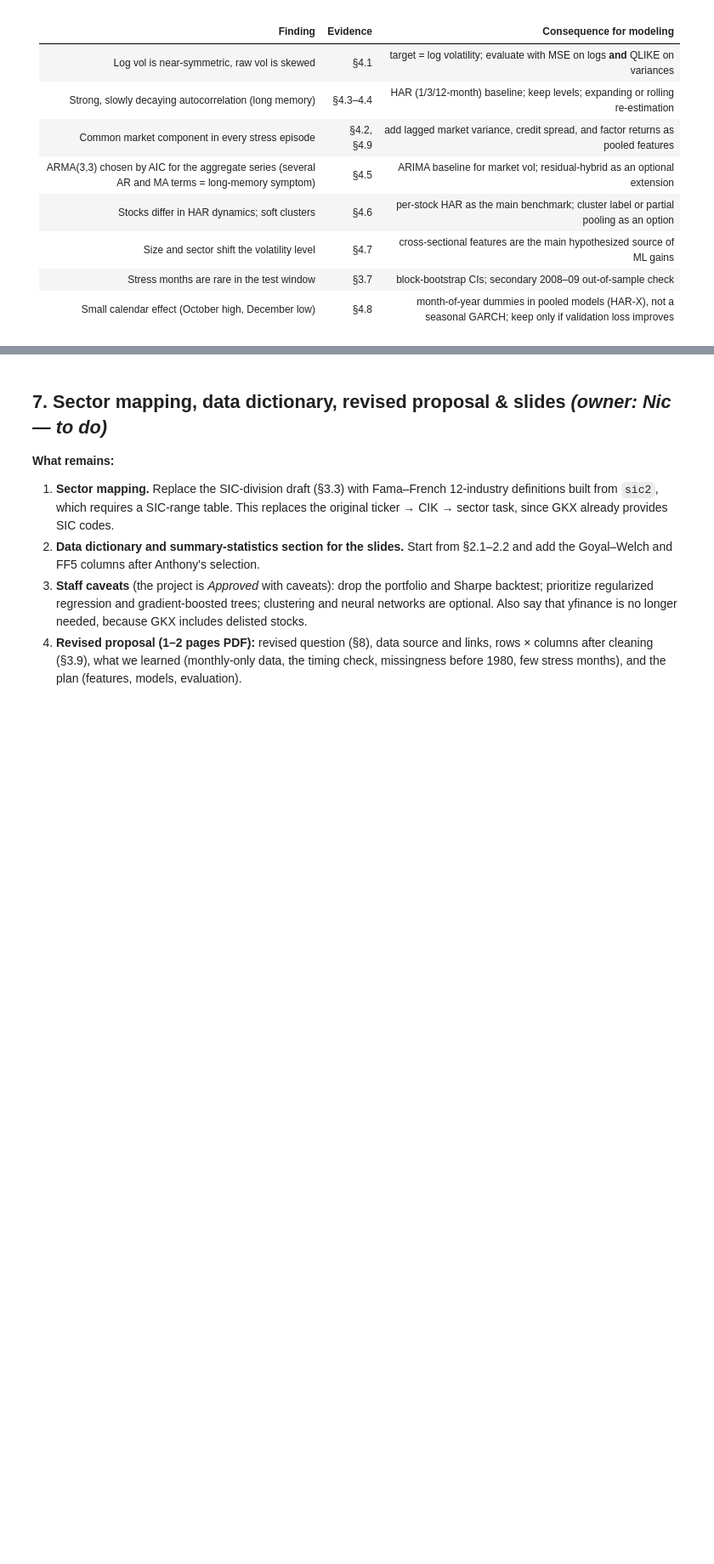
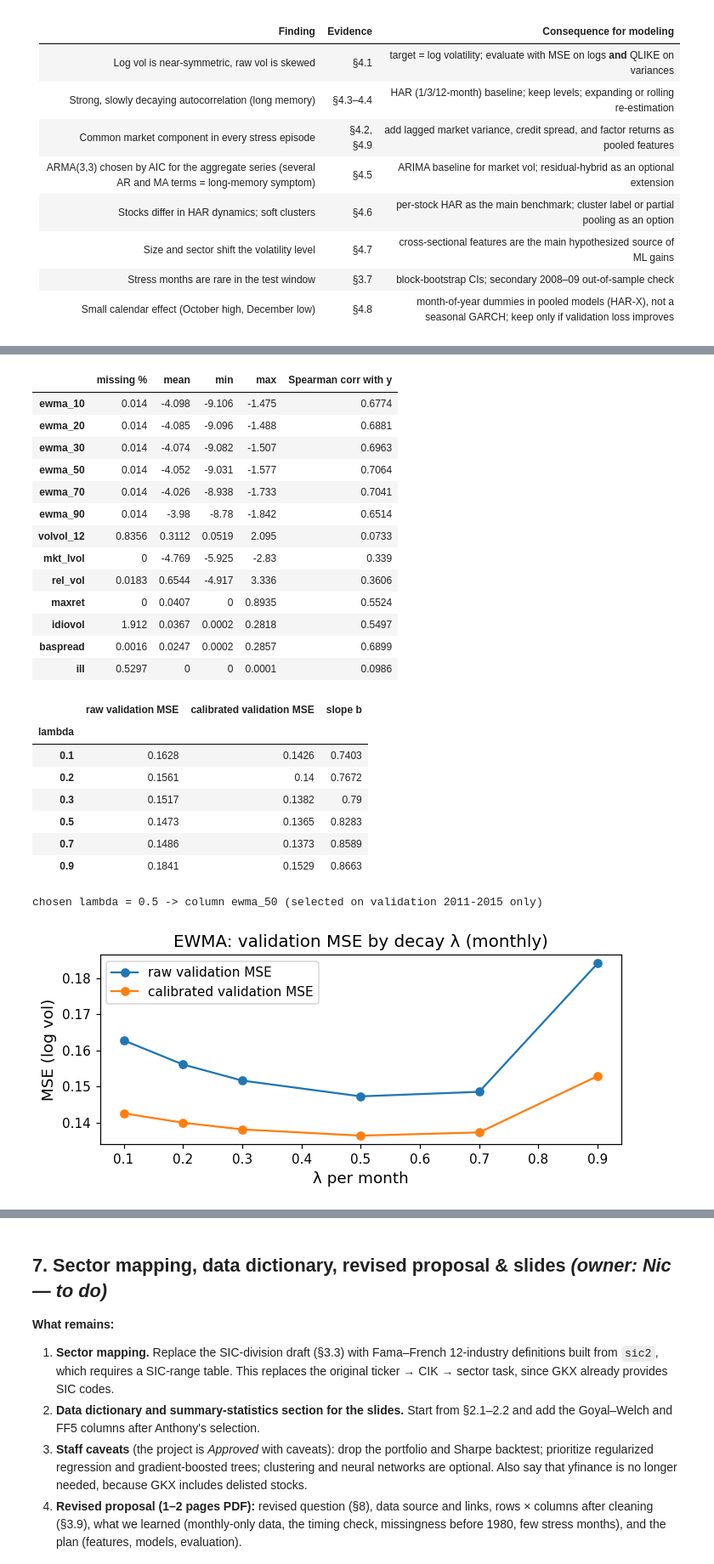
Before and after one commit to DebraBeat/fp-ac209a, a Jupyter notebook: Notebook/MS2_notebook.ipynb, the cells around one changed output, grey strips where cells are left out. Shown at 85% size. Drawn from its saved outputs; the diff is of its cells as text; code cells hidden in the pictures; blank space fills up the shorter version.

```diff
--- a/Notebook/MS2_notebook.ipynb
+++ b/Notebook/MS2_notebook.ipynb
@@ -1366,0 +1616,50 @@ Correlation of the median next-month log vol with lagged market variables (1980-
+# %%
+VOL_X = EWMA_COLS + ['volvol_12', 'mkt_lvol', 'rel_vol', 'maxret', 'idiovol', 'baspread', 'ill']
+feat_tab = U[VOL_X].describe().T[['mean', 'min', 'max']]
+feat_tab.insert(0, 'missing %', U[VOL_X].isna().mean() * 100)
+feat_tab['Spearman corr with y'] = U[VOL_X].corrwith(U.y, method='spearman')
+display(feat_tab.round(4))
+
+tr = U[U.target_month <= TRAIN_END]
+va = U[(U.target_month > TRAIN_END) & (U.target_month <= VAL_END)]
+lam_rows = []
+for lam, c in zip(LAMS, EWMA_COLS):
+    a, b = tr[[c, 'y']].dropna(), va[[c, 'y']].dropna()
+    coef = np.polyfit(a[c], a.y, 1)                                       # y = coef[0]*ewma + coef[1]
+    lam_rows.append({'lambda': lam, 'raw validation MSE': ((b.y - b[c]) ** 2).mean(),
+                     'calibrated validation MSE': ((b.y - np.polyval(coef, b[c])) ** 2).mean(),
+                     'slope b': coef[0]})
+lam_tab = pd.DataFrame(lam_rows).set_index('lambda'); display(lam_tab)
+LAM_STAR = lam_tab['calibrated validation MSE'].idxmin()
+EWMA_STAR = EWMA_COLS[LAMS.index(LAM_STAR)]
+print(f'chosen lambda = {LAM_STAR} -> column {EWMA_STAR} (selected on validation {TRAIN_END.year + 1}-{VAL_END.year} only)')
+
+fig, ax = plt.subplots(figsize=(6.5, 3))
+lam_tab[['raw validation MSE', 'calibrated validation MSE']].plot(ax=ax, marker='o')
+ax.set(title='EWMA: validation MSE by decay λ (monthly)', xlabel='λ per month', ylabel='MSE (log vol)')
+plt.tight_layout(); plt.show()
+# %% [output]
+|  | missing % | mean | min | max | Spearman corr with y |
+| ewma_10 | 0.014 | -4.098 | -9.106 | -1.475 | 0.6774 |
+| ewma_20 | 0.014 | -4.085 | -9.096 | -1.488 | 0.6881 |
+| ewma_30 | 0.014 | -4.074 | -9.082 | -1.507 | 0.6963 |
+| ewma_50 | 0.014 | -4.052 | -9.031 | -1.577 | 0.7064 |
+| ewma_70 | 0.014 | -4.026 | -8.938 | -1.733 | 0.7041 |
+| ewma_90 | 0.014 | -3.98 | -8.78 | -1.842 | 0.6514 |
+| volvol_12 | 0.8356 | 0.3112 | 0.0519 | 2.095 | 0.0733 |
+| mkt_lvol | 0 | -4.769 | -5.925 | -2.83 | 0.339 |
+| rel_vol | 0.0183 | 0.6544 | -4.917 | 3.336 | 0.3606 |
+| maxret | 0 | 0.0407 | 0 | 0.8935 | 0.5524 |
+| idiovol | 1.912 | 0.0367 | 0.0002 | 0.2818 | 0.5497 |
+| baspread | 0.0016 | 0.0247 | 0.0002 | 0.2857 | 0.6899 |
+| ill | 0.5297 | 0 | 0 | 0.0001 | 0.0986 |
+|  | raw validation MSE | calibrated validation MSE | slope b |
+| lambda |  |  |  |
+| 0.1 | 0.1628 | 0.1426 | 0.7403 |
+| 0.2 | 0.1561 | 0.14 | 0.7672 |
+| 0.3 | 0.1517 | 0.1382 | 0.79 |
+| 0.5 | 0.1473 | 0.1365 | 0.8283 |
+| 0.7 | 0.1486 | 0.1373 | 0.8589 |
+| 0.9 | 0.1841 | 0.1529 | 0.8663 |
+chosen lambda = 0.5 -> column ewma_50 (selected on validation 2011-2015 only)
+[figure, added]
```
Also changed, not shown: parts of 52 cells of this notebook, 2 other files.
